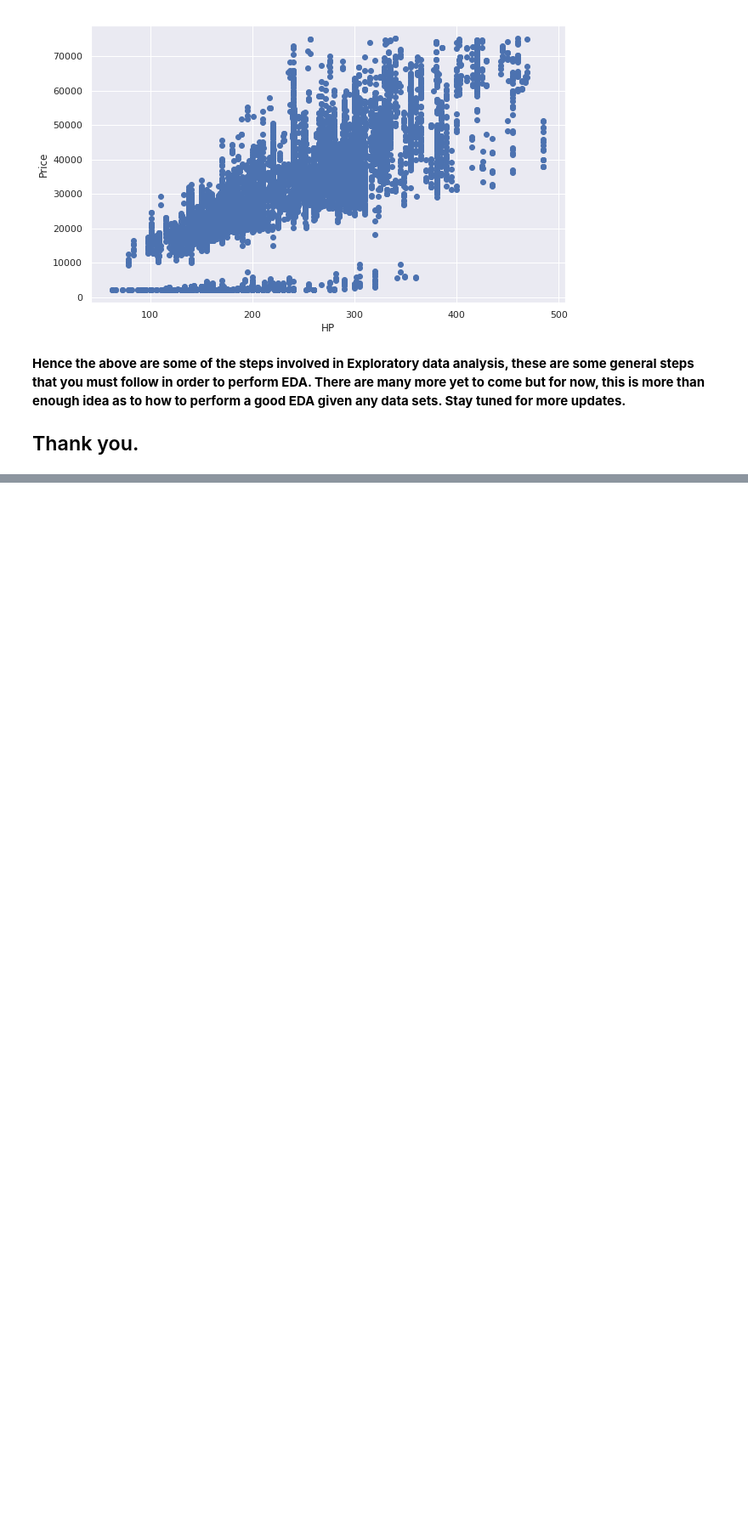
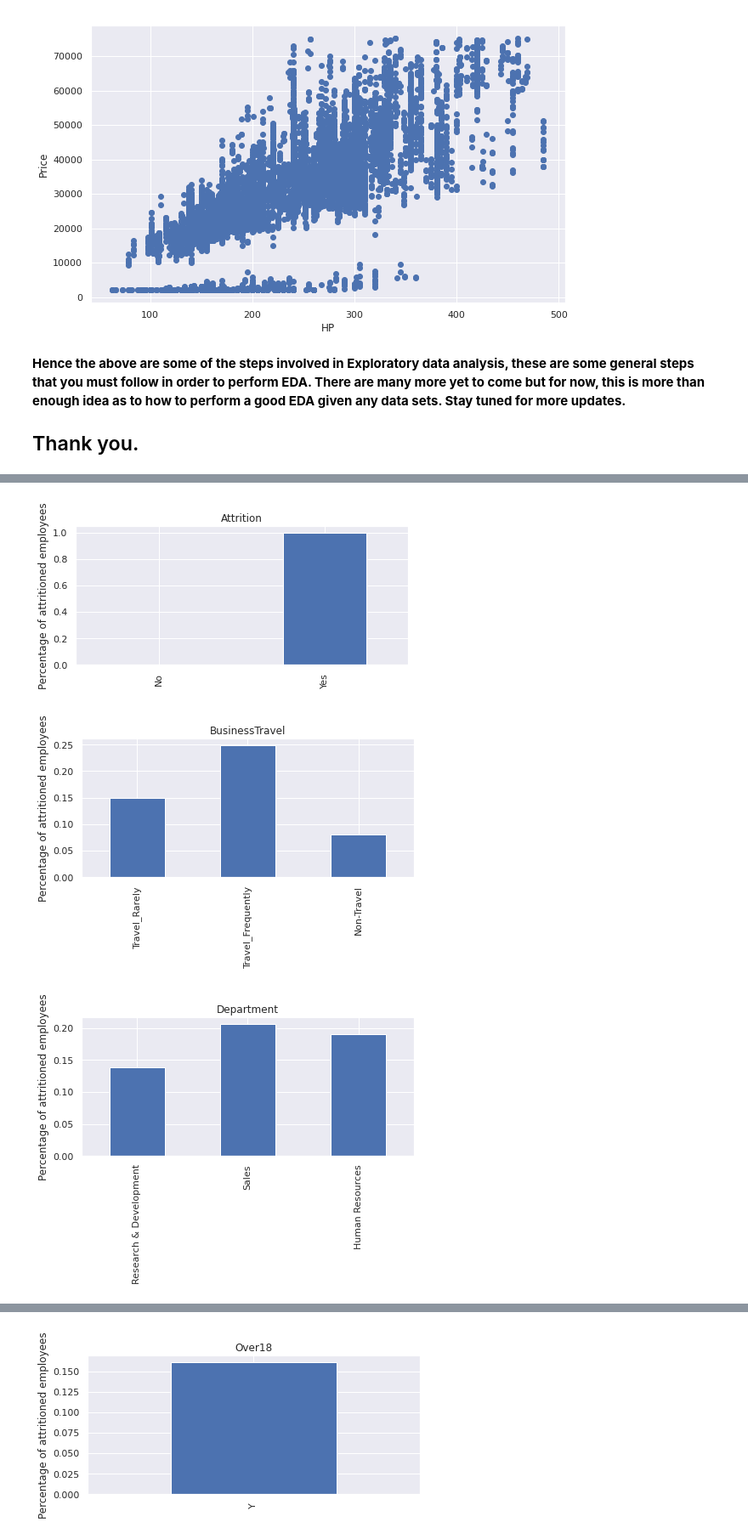
Before and after one commit to tauber/colab-exploratory, a Jupyter notebook: Exploratory_data_Analysis.ipynb, the cells around one changed output, grey strips where cells are left out. Shown at 85% size. Cells and saved outputs as stored; diff of their text form; code cells hidden in the pictures; blank space fills up the shorter version.

```diff
--- a/Exploratory_data_Analysis.ipynb
+++ b/Exploratory_data_Analysis.ipynb
@@ -362,0 +415,11 @@ plt.show()
+# %%
+for key in df.keys():
+  if isinstance(df[key][0], (str)):
+    plt.figure()
+    (df_attr[key].value_counts() / df[key].value_counts()).plot(kind='bar', figsize=(7,3))
+    plt.title(key)
+    plt.ylabel('Percentage of attritioned employees')
+# %% [output]
+[figure, added]
+[figure, added]
+[figure, added]
@@ -362,0 +430 @@ plt.show()
+[figure, added]
```
Also changed, not shown: parts of 15 cells of this notebook.
